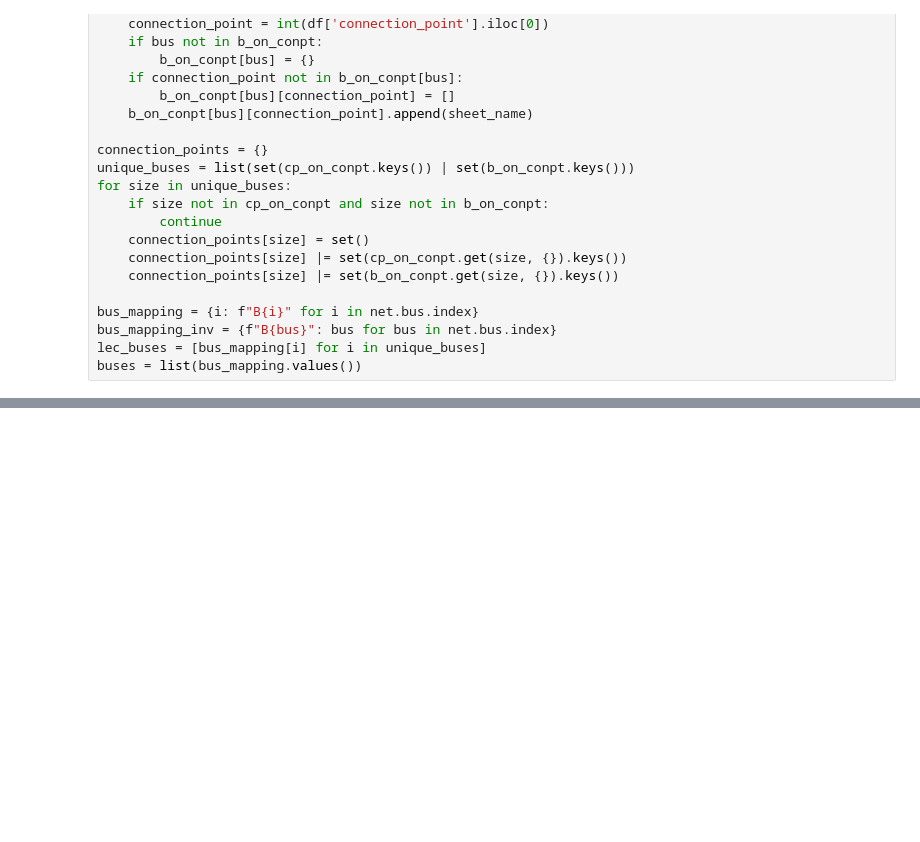
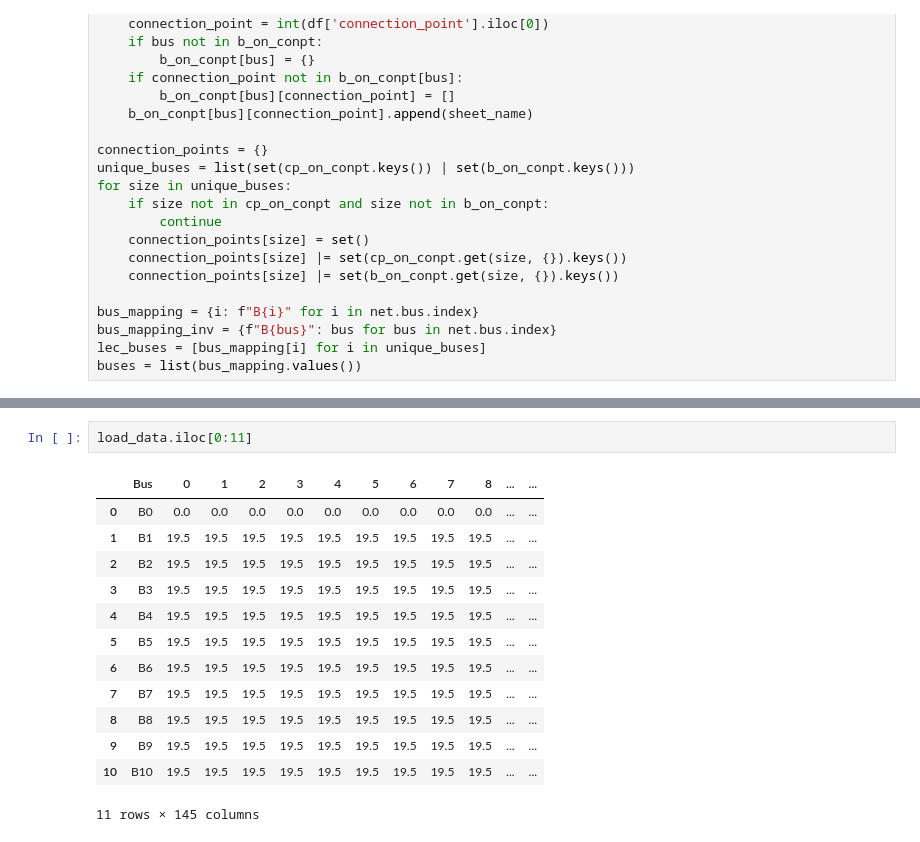
Before and after one commit to SaraAboebeid/ECOM-Tool, a Jupyter notebook: LEC-Opt-spot-ADMM.ipynb, the cells around one changed output, grey strips where cells are left out. Cells and saved outputs as stored; diff of their text form; blank space fills up the shorter version.

```diff
--- a/LEC-Opt-spot-ADMM.ipynb
+++ b/LEC-Opt-spot-ADMM.ipynb
@@ -1574,0 +1600,16 @@ Delta: 0.21 SEK i.e., 0.01 %
+# %%
+load_data.iloc[0:11]
+# %% [output]
+|  | Bus | 0 | 1 | 2 | 3 | 4 | 5 | 6 | 7 | 8 | ... | ... |
+| 0 | B0 | 0.0 | 0.0 | 0.0 | 0.0 | 0.0 | 0.0 | 0.0 | 0.0 | 0.0 | ... | ... |
+| 1 | B1 | 19.5 | 19.5 | 19.5 | 19.5 | 19.5 | 19.5 | 19.5 | 19.5 | 19.5 | ... | ... |
+| 2 | B2 | 19.5 | 19.5 | 19.5 | 19.5 | 19.5 | 19.5 | 19.5 | 19.5 | 19.5 | ... | ... |
+| 3 | B3 | 19.5 | 19.5 | 19.5 | 19.5 | 19.5 | 19.5 | 19.5 | 19.5 | 19.5 | ... | ... |
+| 4 | B4 | 19.5 | 19.5 | 19.5 | 19.5 | 19.5 | 19.5 | 19.5 | 19.5 | 19.5 | ... | ... |
+| 5 | B5 | 19.5 | 19.5 | 19.5 | 19.5 | 19.5 | 19.5 | 19.5 | 19.5 | 19.5 | ... | ... |
+| 6 | B6 | 19.5 | 19.5 | 19.5 | 19.5 | 19.5 | 19.5 | 19.5 | 19.5 | 19.5 | ... | ... |
+| 7 | B7 | 19.5 | 19.5 | 19.5 | 19.5 | 19.5 | 19.5 | 19.5 | 19.5 | 19.5 | ... | ... |
+| 8 | B8 | 19.5 | 19.5 | 19.5 | 19.5 | 19.5 | 19.5 | 19.5 | 19.5 | 19.5 | ... | ... |
+| 9 | B9 | 19.5 | 19.5 | 19.5 | 19.5 | 19.5 | 19.5 | 19.5 | 19.5 | 19.5 | ... | ... |
+| 10 | B10 | 19.5 | 19.5 | 19.5 | 19.5 | 19.5 | 19.5 | 19.5 | 19.5 | 19.5 | ... | ... |
+11 rows × 145 columns
```
Also changed, not shown: parts of 4 cells of this notebook, 3 other files.
